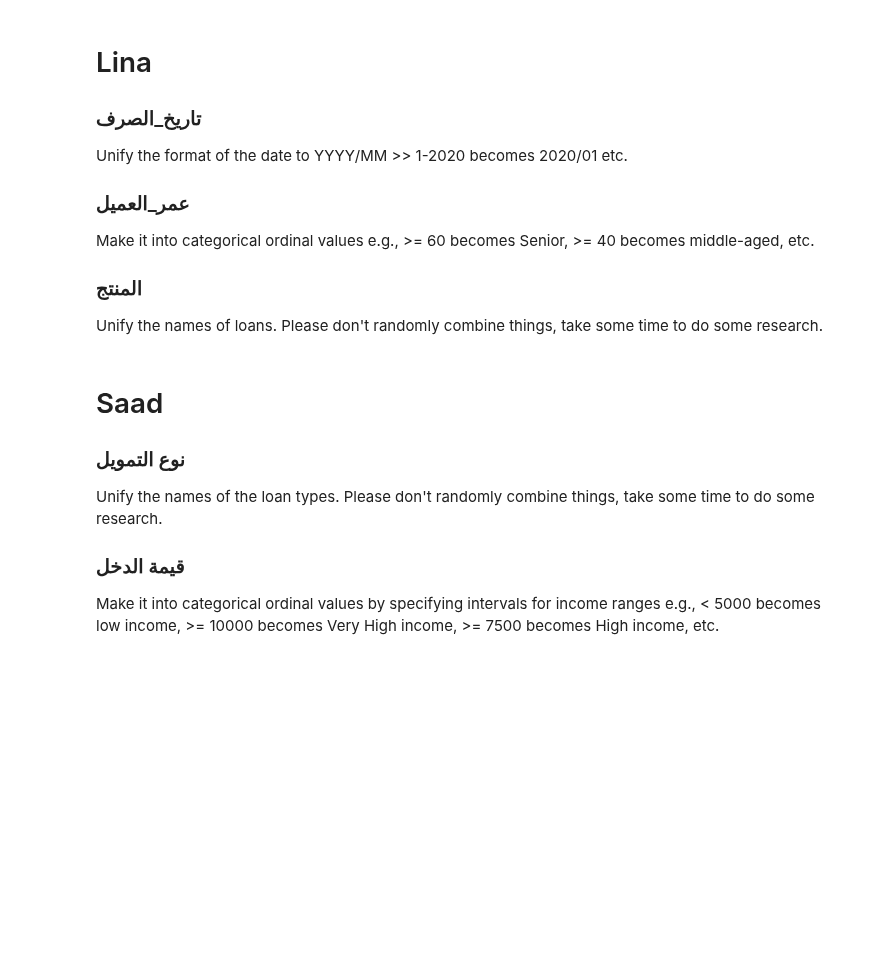
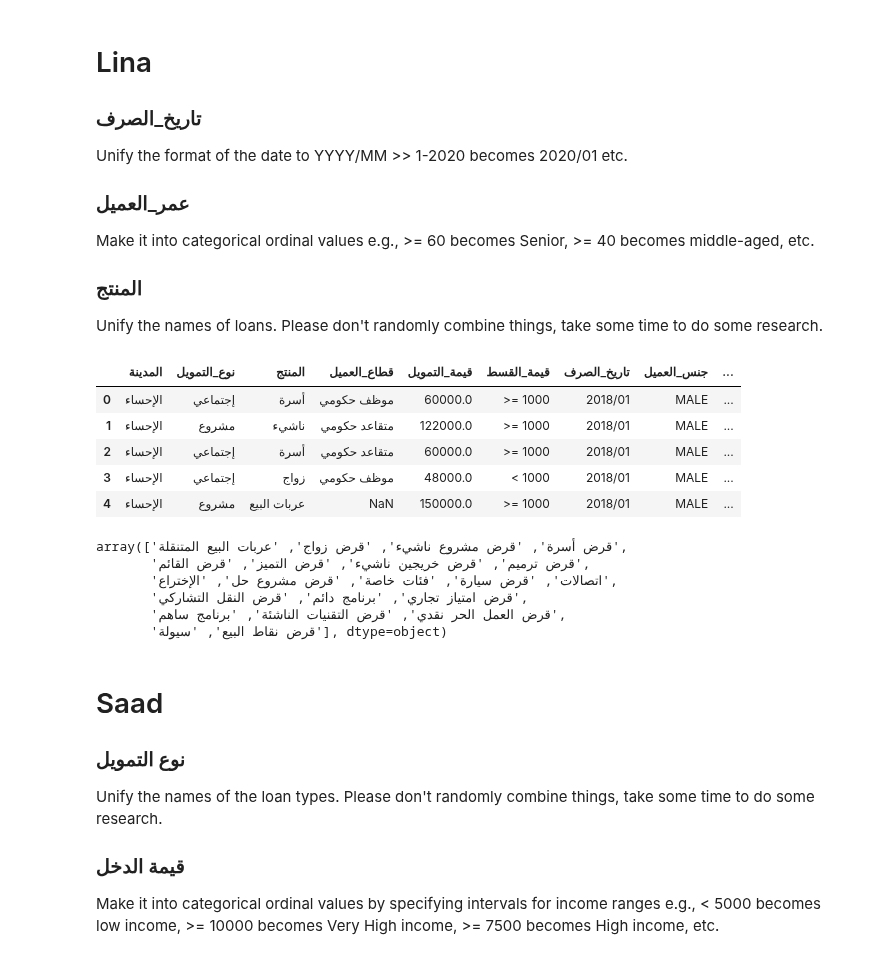
Before and after one commit to aeprogress/gov_banking_eda, a Jupyter notebook: src/preprocessing_concatenation.ipynb, the cells around one changed output. Cells and saved outputs as stored; diff of their text form; code cells hidden in the pictures; blank space fills up the shorter version.

```diff
--- a/src/preprocessing_concatenation.ipynb
+++ b/src/preprocessing_concatenation.ipynb
@@ -204,0 +203,20 @@ Unify the names of loans. Please don't randomly combine things, take some time t
+# %%
+# You can start coding here
+data = pd.read_csv(r"C:\Users\96654\Desktop\bank\gov_banking_eda\data\gov_banking_data.csv")
+data.head()
+# %% [output]
+|  | المدينة | نوع_التمويل | المنتج | قطاع_العميل | قيمة_التمويل | قيمة_القسط | تاريخ_الصرف | جنس_العميل | ... |
+| 0 | الإحساء | إجتماعي | أسرة | موظف حكومي | 60000.0 | >= 1000 | 2018/01 | MALE | ... |
+| 1 | الإحساء | مشروع | ناشيء | متقاعد حكومي | 122000.0 | >= 1000 | 2018/01 | MALE | ... |
+| 2 | الإحساء | إجتماعي | أسرة | متقاعد حكومي | 60000.0 | >= 1000 | 2018/01 | MALE | ... |
+| 3 | الإحساء | إجتماعي | زواج | موظف حكومي | 48000.0 | < 1000 | 2018/01 | MALE | ... |
+| 4 | الإحساء | مشروع | عربات البيع | NaN | 150000.0 | >= 1000 | 2018/01 | MALE | ... |
+# %%
+data['المنتج'].unique()
+# %% [output]
+array(['قرض أسرة', 'قرض مشروع ناشيء', 'قرض زواج', 'عربات البيع المتنقلة',
+       'قرض ترميم', 'قرض خريجين ناشيء', 'قرض التميز', 'قرض القائم',
+       'اتصالات', 'قرض سيارة', 'فئات خاصة', 'قرض مشروع حل', 'الإختراع',
+       'قرض امتياز تجاري', 'برنامج دائم', 'قرض النقل التشاركي',
+       'قرض العمل الحر نقدي', 'قرض التقنيات الناشئة', 'برنامج ساهم',
+       'قرض نقاط البيع', 'سيولة'], dtype=object)
```
Also changed, not shown: parts of 6 cells of this notebook.
